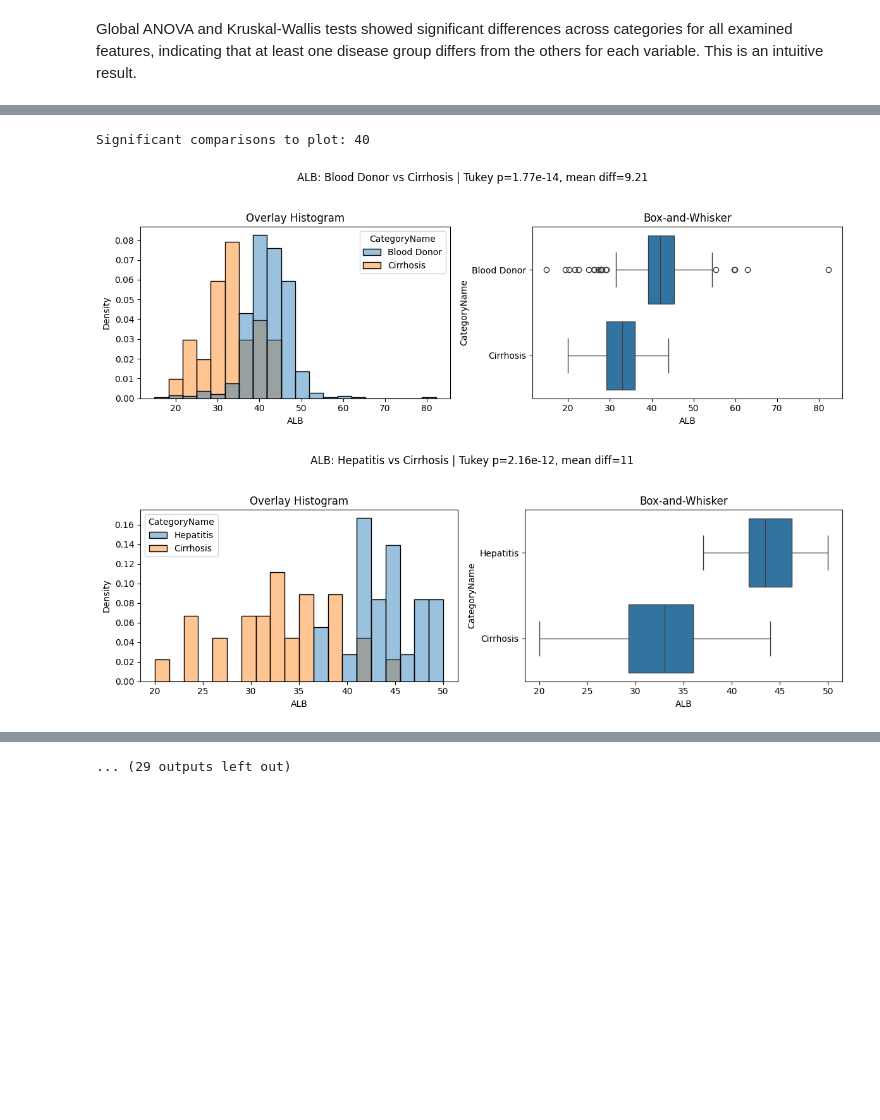
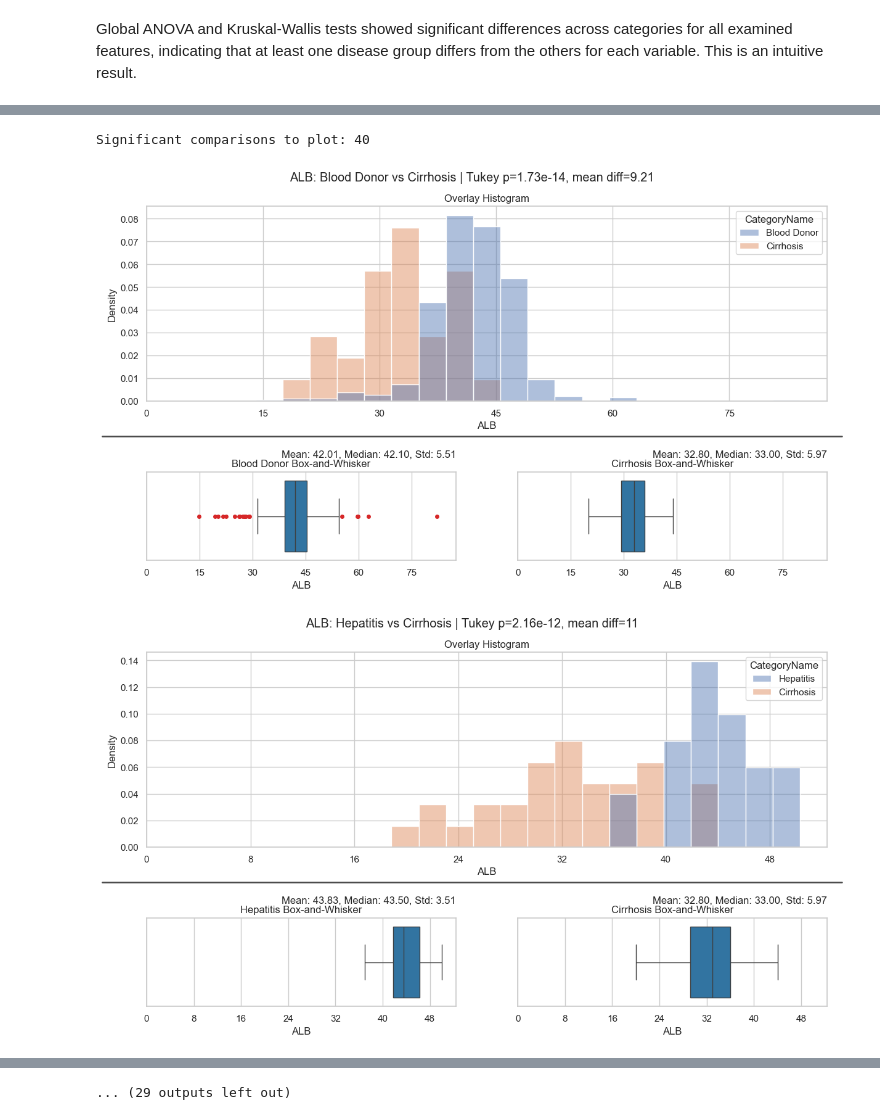
Before and after one commit to EdwardX29/CMSC320_Project, a Jupyter notebook: 320_project_checkpoint_2.ipynb, the cells around one changed output, grey strips where cells are left out. Cells and saved outputs as stored; diff of their text form; code cells hidden in the pictures; blank space fills up the shorter version.

```diff
--- a/320_project_checkpoint_2.ipynb
+++ b/320_project_checkpoint_2.ipynb
@@ -174,0 +167,8 @@ plt.show()
+# %%
+# Initializing theme for plots
+sns.set_theme(style="whitegrid", context="notebook")
+
+# Colors for box and outliers
+# https://matplotlib.org/stable/users/explain/colors/colors.html
+BOX_COLOR = "#1f77b4"
+OUTLIER_COLOR = "#d62728"
@@ -259,7 +296,5 @@ plt.show()
 # %%
 # Next, we will set up hypothesis testing for a series of tests to come
-from itertools import combinations
-from scipy.stats import chi2_contingency, f_oneway, kruskal, mannwhitneyu, binomtest
 
 category_labels = {0: "Blood Donor", 1: "Hepatitis", 2: "Fibrosis", 3: "Cirrhosis"}
 sex_labels = {0: "Female", 1: "Male"}
@@ -268,7 +303,7 @@ df_test = df.copy()
 df_test["CategoryName"] = df_test["Category"].map(category_labels)
 df_test["SexName"] = df_test["Sex"].map(sex_labels)
 
-lab_cols = ["ALB", "ALP", "ALT", "AST", "BIL", "CHE", "CHOL", "CREA", "GGT", "PROT"]
+lab_cols = lab_features[:]
 feature_cols = ["Age"] + lab_cols
 categories = sorted(df_test["Category"].dropna().unique())
 # %%
@@ -353,17 +501,16 @@ display(result_df)
 Global ANOVA and Kruskal-Wallis tests showed significant differences across categories for all examined features, indicating that at least one disease group differs from the others for each variable. This is an intuitive result.
 # %%
 # Since we just ran ANOVA tests, we can perform post hoc tests per feature: Tukey HSD (SciPy)
-from scipy.stats import tukey_hsd
 
 posthoc_rows = []
 for feat in feature_cols:
     groups = []
     names = []
-    for cat in categories:
-        vals = df_test.loc[df_test["Category"] == cat, feat].dropna().values
+    for c in categories:
+        vals = df_test.loc[df_test["Category"] == c, feat].dropna().values
         if len(vals) >= 2:
             groups.append(vals)
-            names.append(category_labels[cat])
+            names.append(category_labels[c])
 
     if len(groups) >= 2:
         res = tukey_hsd(*groups)
@@ -416,34 +563,73 @@ Significant post hoc differences (Tukey p < 0.05):
 | 64 | PROT | Hepatitis | Cirrhosis | 4.576667 | 9.410397e-03 |
 # %%
 # Now we create plots for all (40) significant Tukey post hoc comparisons
+
 sig_posthoc = posthoc_df[posthoc_df["p_tukey"] < 0.05].copy()
 sig_posthoc = sig_posthoc.sort_values(["Feature", "p_tukey"])
 
 print(f"Significant comparisons to plot: {len(sig_posthoc)}")
 
 for _, row in sig_posthoc.iterrows():
     feat = row["Feature"]
     g1 = row["Group1"]
     g2 = row["Group2"]
     pval = row["p_tukey"]
     mdiff = row["Mean_diff"]
 
     sub = df_test[df_test["CategoryName"].isin([g1, g2])][["CategoryName", feat]].dropna().copy()
+    g1_vals = sub.loc[sub["CategoryName"] == g1, feat]
+    g2_vals = sub.loc[sub["CategoryName"] == g2, feat]
 
-    fig, axes = plt.subplots(1, 2, figsize=(12, 4))
-    fig.suptitle(f"{feat}: {g1} vs {g2} | Tukey p={pval:.3g}, mean diff={mdiff:.3g}", y=1.04)
+    data_min = min(g1_vals.min(), g2_vals.min())
+    data_max = max(g1_vals.max(), g2_vals.max())
+    data_range = max(data_max - data_min, 1e-9)
+    side_padding = max(0.08 * data_range, 0.5)
 
-    # Same-plot distribution overlay
-    sns.histplot(data=sub, x=feat, hue="CategoryName", bins=20, stat="density", common_norm=False, alpha=0.45, ax=axes[0])
-    axes[0].set_title("Overlay Histogram")
+    # Keep a continuous axis that starts at zero for nonnegative lab values, plus a little breathing room.
+    x_lower = 0 if data_min >= 0 else data_min - side_padding
+    x_upper = data_max + side_padding
 
-    # Same-plot box-and-whisker comparison
-    sns.boxplot(data=sub, x=feat, y="CategoryName", order=[g1, g2], ax=axes[1])
-    axes[1].set_title("Box-and-Whisker")
+    # Use fixed bin edges so the histogram spans the same full range as the box plots.
+    hist_bins = np.linspace(x_lower, x_upper, 26)
 
-    plt.tight_layout()
+    fig = plt.figure(figsize=(12, 7))
+    gs = fig.add_gridspec(2, 2, height_ratios=[2.2, 1], hspace=0.5, wspace=0.2)
+
+    ax_hist = fig.add_subplot(gs[0, :])
+    ax_box_1 = fig.add_subplot(gs[1, 0])
+    ax_box_2 = fig.add_subplot(gs[1, 1])
+
+    fig.suptitle(f"{feat}: {g1} vs {g2} | Tukey p={pval:.3g}, mean diff={mdiff:.3g}", y=0.98)
+
+    # Histogram on top
+    sns.histplot(
+        data=sub,
+        x=feat,
+        hue="CategoryName",
+        bins=hist_bins,
+        stat="density",
+        common_norm=False,
+        alpha=0.45,
+        ax=ax_hist,
+    )
+    ax_hist.set_title("Overlay Histogram")
+
+    # Box-and-whisker plots below using shared helper
+    make_box_and_whiskers(ax_box_1, g1_vals, f"{g1} Box-and-Whisker", feat, False)
+    make_box_and_whiskers(ax_box_2, g2_vals, f"{g2} Box-and-Whisker", feat, False)
+
+    for ax in (ax_hist, ax_box_1, ax_box_2):
+        ax.set_xlim(x_lower, x_upper)
+        ax.margins(x=0)
+        ax.xaxis.set_major_locator(MaxNLocator(nbins=8))
+
+    fig.subplots_adjust(left=0.06, right=0.98, top=0.9, bottom=0.08)
+    y_div = (ax_hist.get_position().y0 + ax_box_1.get_position().y1) / 2
+    fig.add_artist(
+        plt.Line2D([0.0, 1.0], [y_div, y_div], transform=fig.transFigure, color="#4a4a4a", linewidth=1.8, alpha=1.0)
+    )
     plt.show()
 # %% [output]
 Significant comparisons to plot: 40
-[figure, old version]
+[figure, new version]
-[figure, old version]
+[figure, new version]
```
Also changed, not shown: parts of 22 cells of this notebook.
